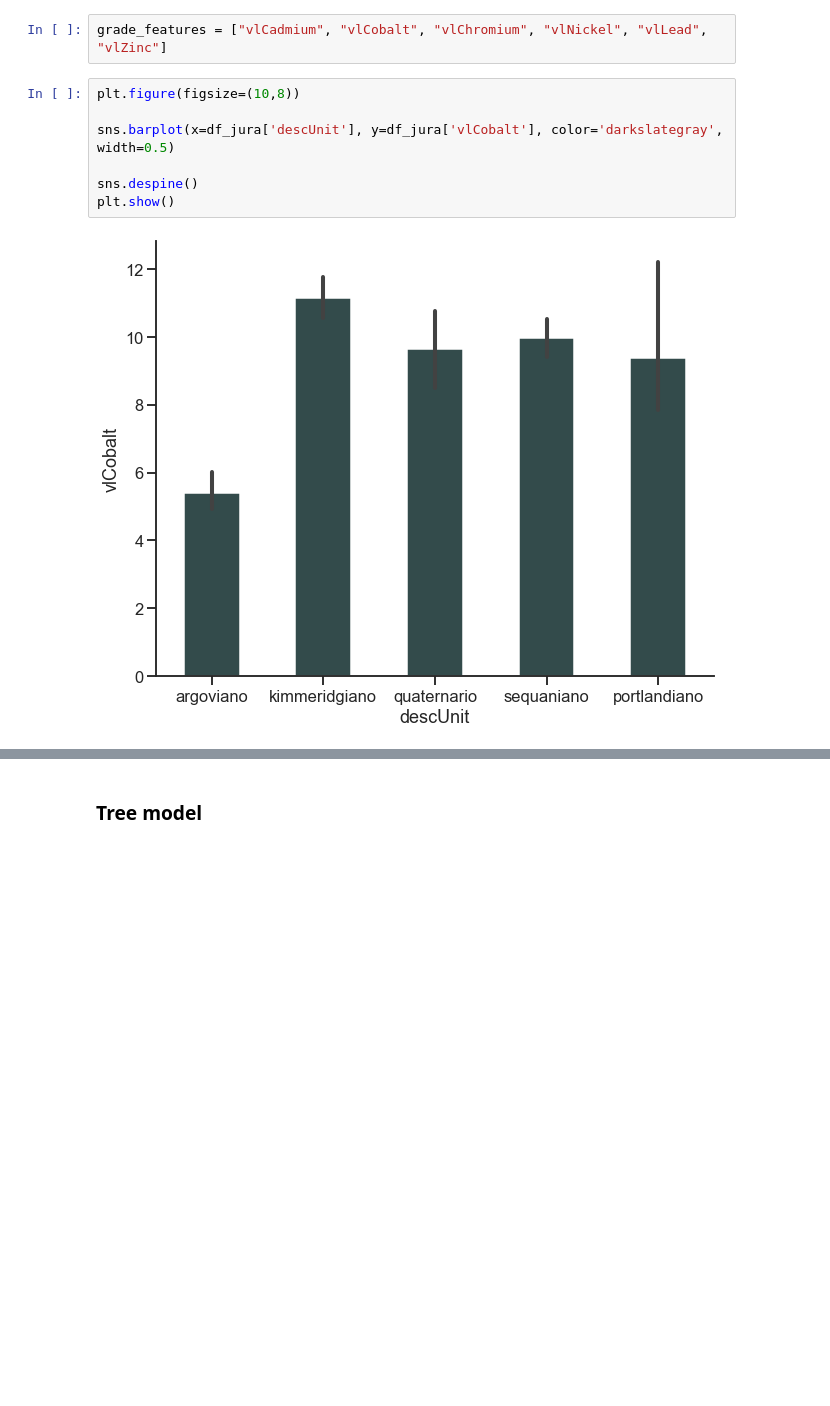
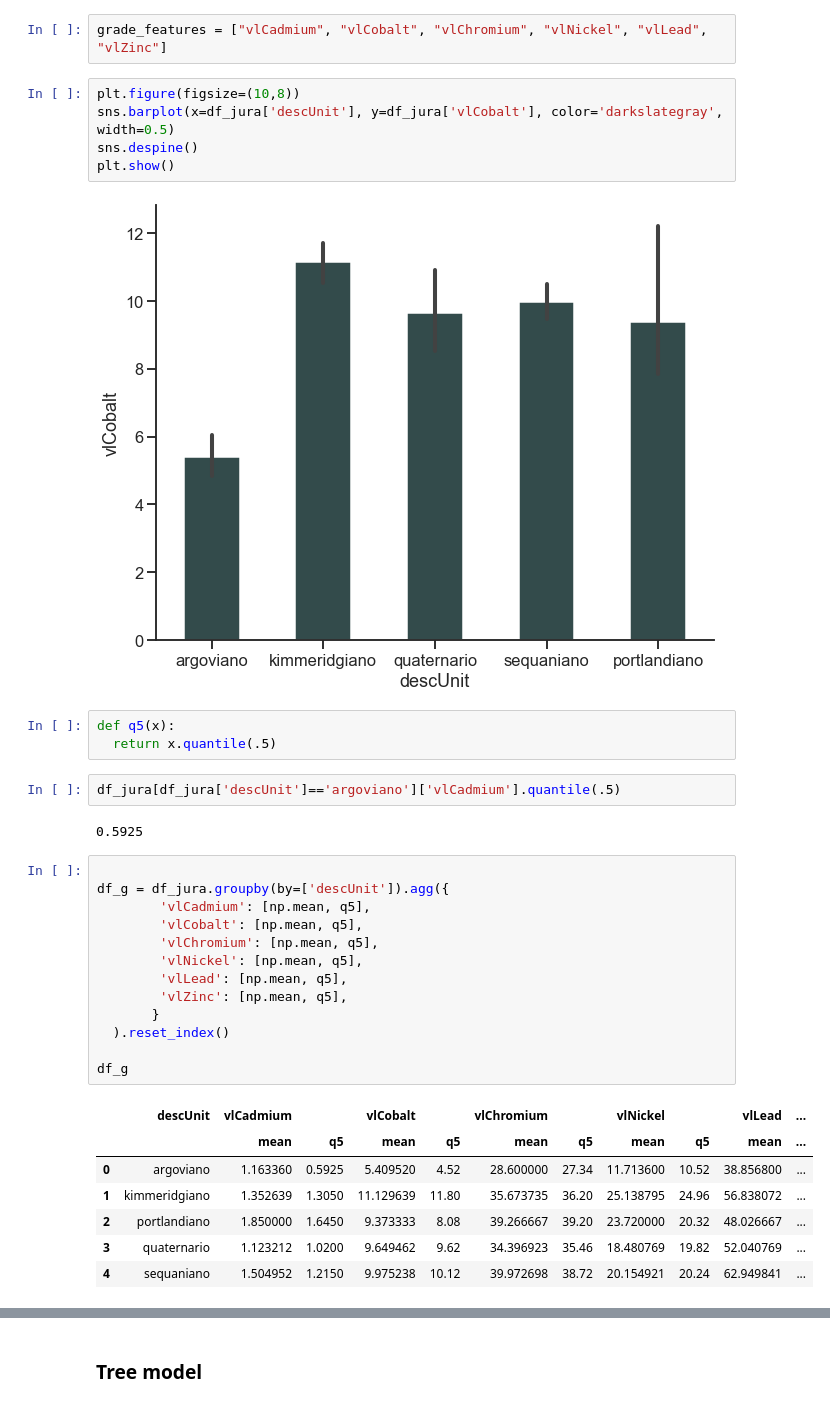
Before and after one commit to luschiro/workflows-geo-data, a Jupyter notebook: modulo_4/modulo_4.ipynb, the cells around one changed output, grey strips where cells are left out. Drawn from its saved outputs; the diff is of its cells as text; blank space fills up the shorter version.

```diff
--- a/modulo_4/modulo_4.ipynb
+++ b/modulo_4/modulo_4.ipynb
@@ -111,10 +113,36 @@ meta_df(df_jura)
 grade_features = ["vlCadmium", "vlCobalt", "vlChromium", "vlNickel", "vlLead", "vlZinc"]
 # %%
 plt.figure(figsize=(10,8))
-
 sns.barplot(x=df_jura['descUnit'], y=df_jura['vlCobalt'], color='darkslategray', width=0.5)
-
 sns.despine()
 plt.show()
 # %% [output]
 [figure]
+# %%
+def q5(x):
+  return x.quantile(.5)
+# %%
+df_jura[df_jura['descUnit']=='argoviano']['vlCadmium'].quantile(.5)
+# %% [output]
+0.5925
+# %%
+
+df_g = df_jura.groupby(by=['descUnit']).agg({
+        'vlCadmium': [np.mean, q5],
+        'vlCobalt': [np.mean, q5],
+        'vlChromium': [np.mean, q5],
+        'vlNickel': [np.mean, q5],
+        'vlLead': [np.mean, q5],
+        'vlZinc': [np.mean, q5],
+       }
+  ).reset_index()
+
+df_g
+# %% [output]
+|  | descUnit | vlCadmium |  | vlCobalt |  | vlChromium |  | vlNickel |  | vlLead | ... |
+|  |  | mean | q5 | mean | q5 | mean | q5 | mean | q5 | mean | ... |
+| 0 | argoviano | 1.163360 | 0.5925 | 5.409520 | 4.52 | 28.600000 | 27.34 | 11.713600 | 10.52 | 38.856800 | ... |
+| 1 | kimmeridgiano | 1.352639 | 1.3050 | 11.129639 | 11.80 | 35.673735 | 36.20 | 25.138795 | 24.96 | 56.838072 | ... |
+| 2 | portlandiano | 1.850000 | 1.6450 | 9.373333 | 8.08 | 39.266667 | 39.20 | 23.720000 | 20.32 | 48.026667 | ... |
+| 3 | quaternario | 1.123212 | 1.0200 | 9.649462 | 9.62 | 34.396923 | 35.46 | 18.480769 | 19.82 | 52.040769 | ... |
+| 4 | sequaniano | 1.504952 | 1.2150 | 9.975238 | 10.12 | 39.972698 | 38.72 | 20.154921 | 20.24 | 62.949841 | ... |
```
Also changed, not shown: parts of 18 cells of this notebook, 2 other files.
